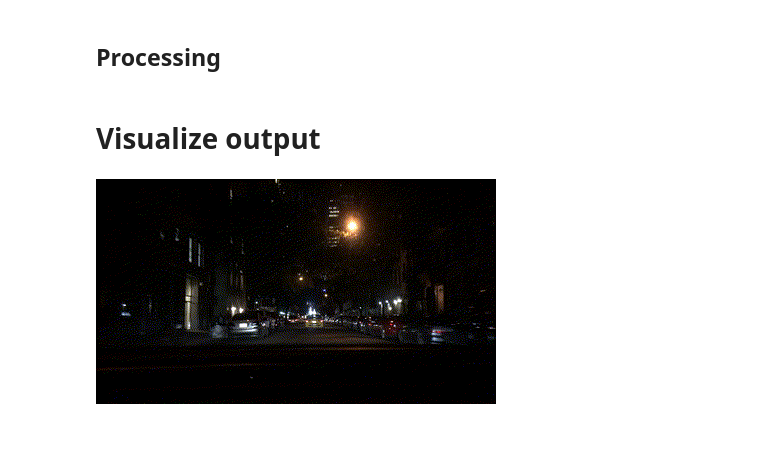
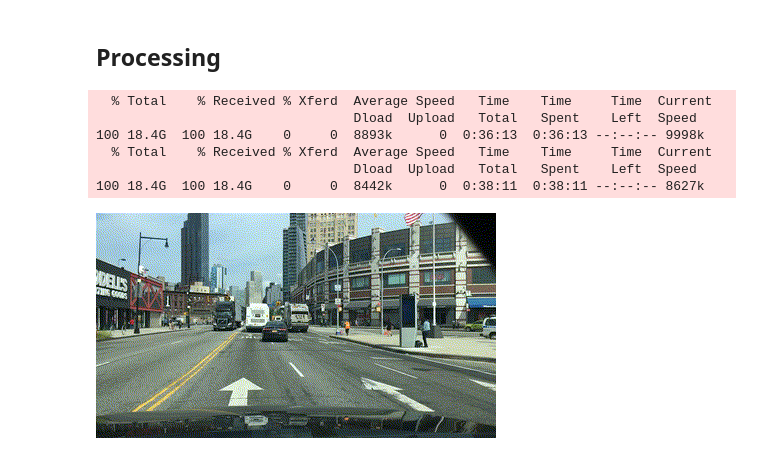
Before and after one commit to AbdulrhmnGhanem/bdd100k-trajectories, a Jupyter notebook: frames_extraction.ipynb, the cells around one changed output. Drawn from its saved outputs; the diff is of its cells as text; code cells hidden in the pictures.

Commit message:
Set up downloading processing pipeline

```diff
--- a/frames_extraction.ipynb
+++ b/frames_extraction.ipynb
@@ -42,11 +31,0 @@ To: /kaggle/working/trajectories_with_timestamps.pkl
-# %%
-from os import listdir
-from os.path import join, isfile
-
-
-root_path = '/kaggle/bdd100k/videos'
-save_path = '/kaggle/working'
-videos_path = f'{root_path}/train'
-frames_path = f'{save_path}/frames'
-
-videos_names =[f for f in listdir(videos_path) if isfile(join(videos_path, f))]
@@ -111,5 +130,13 @@ process_all_videos()
-# %% [markdown]
-# Visualize output
+# %%
+processing_threads = download_then_process([0, 1])
+block_until_processing_is_done(processing_threads)
+# %% [output]
+  % Total    % Received % Xferd  Average Speed   Time    Time     Time  Current
+                                 Dload  Upload   Total   Spent    Left  Speed
+100 18.4G  100 18.4G    0     0  8893k      0  0:36:13  0:36:13 --:--:-- 9998k
+  % Total    % Received % Xferd  Average Speed   Time    Time     Time  Current
+                                 Dload  Upload   Total   Spent    Left  Speed
+100 18.4G  100 18.4G    0     0  8442k      0  0:38:11  0:38:11 --:--:-- 8627k
 # %%
 from random import choice
 from os import listdir
@@ -143,9 +170,9 @@ def get_random_processed_video_name():
 name = get_random_processed_video_name()
 # %%
 output_path = f'{name}.gif'
-make_gif_from_frames(f'{frames_path}/{name}',output_path, loop=1, fps=5)
+make_gif_from_frames(f'/kaggle/working/frames/{name}', output_path, loop=1, fps=5)
 # %% [output]
-[figure, old version]
+[figure, new version]
 # %%
 FileLink(f'{name}.gif')
 # %% [output]
```
Also changed, not shown: parts of 11 cells of this notebook.
